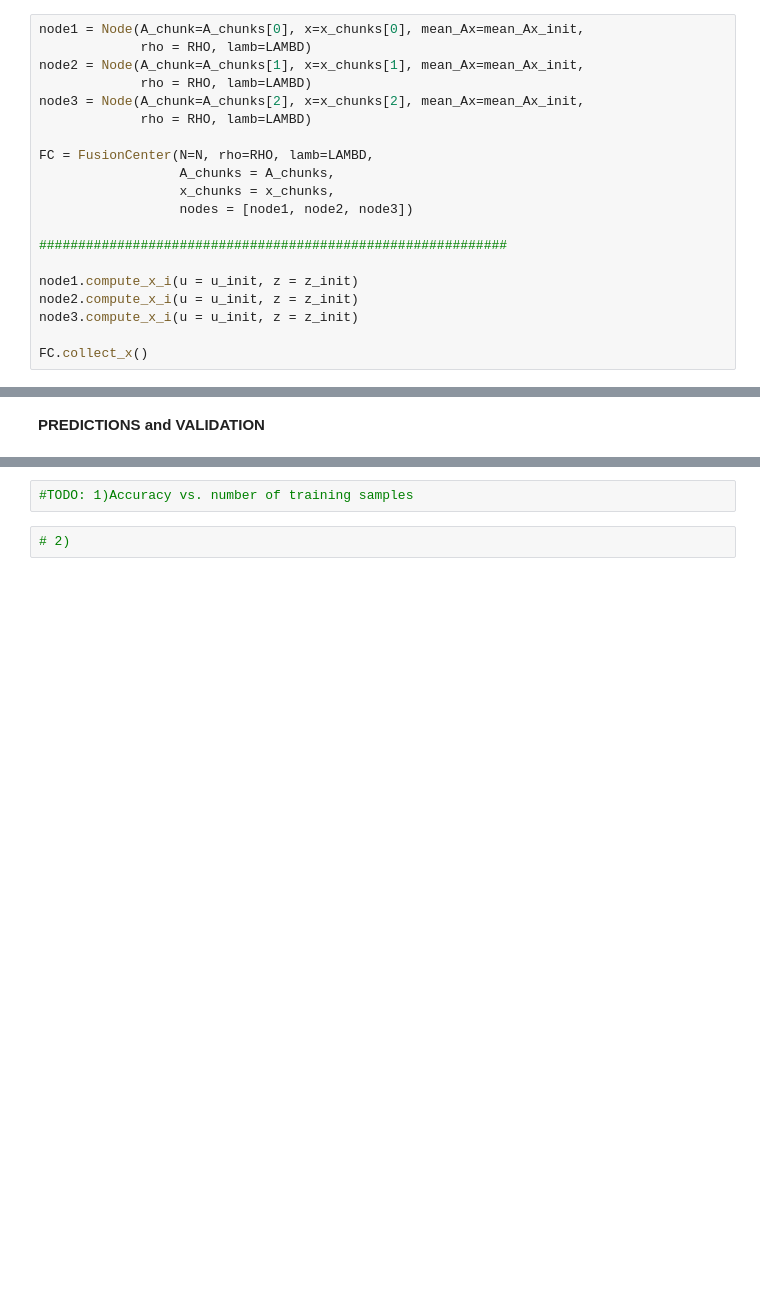
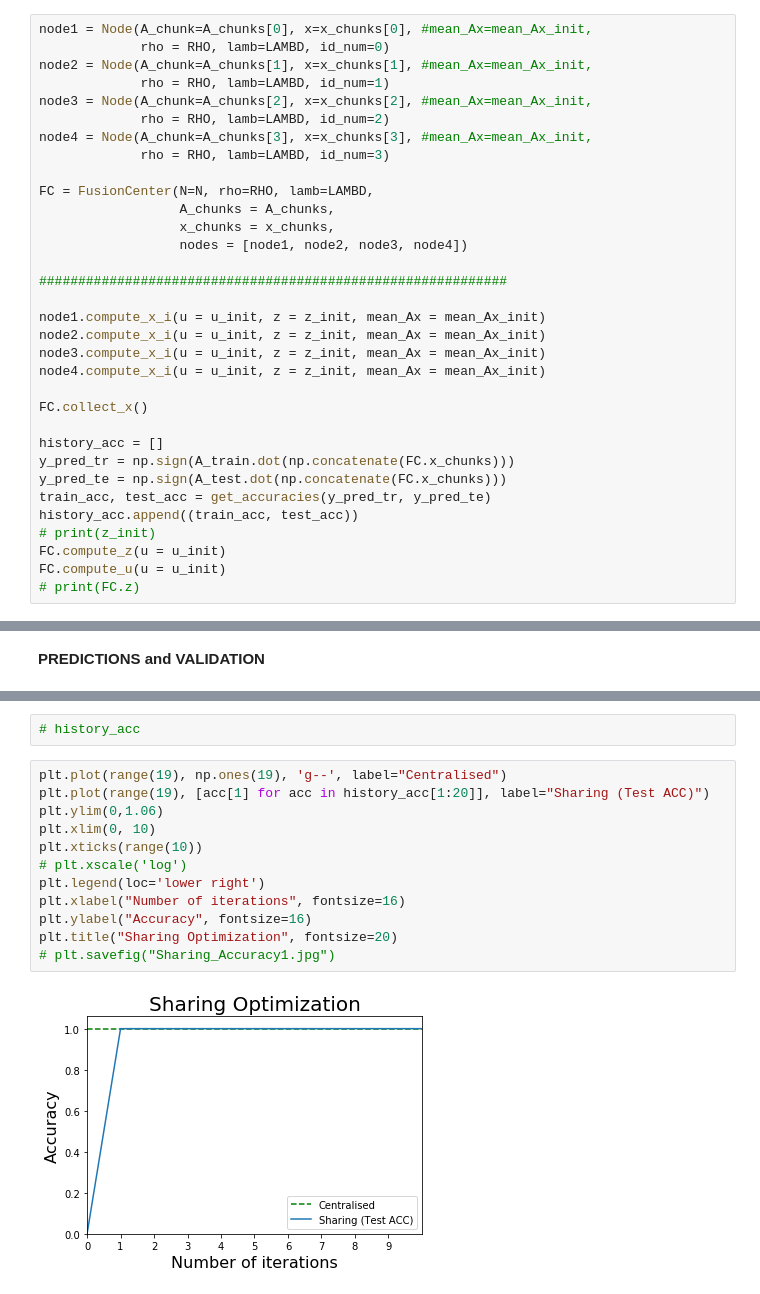
Before and after one commit to JoannaBroniarek/ParallelSVM, a Jupyter notebook: Sharing-Parallel-SVM.ipynb, the cells around one changed output, grey strips where cells are left out. Cells and saved outputs as stored; diff of their text form; blank space fills up the shorter version.

```diff
--- a/Sharing-Parallel-SVM.ipynb
+++ b/Sharing-Parallel-SVM.ipynb
@@ -202,20 +229,33 @@ N = len(A_chunks)
 # %%
-node1 = Node(A_chunk=A_chunks[0], x=x_chunks[0], mean_Ax=mean_Ax_init,
-             rho = RHO, lamb=LAMBD)
-node2 = Node(A_chunk=A_chunks[1], x=x_chunks[1], mean_Ax=mean_Ax_init,
-             rho = RHO, lamb=LAMBD)
-node3 = Node(A_chunk=A_chunks[2], x=x_chunks[2], mean_Ax=mean_Ax_init,
-             rho = RHO, lamb=LAMBD)
+node1 = Node(A_chunk=A_chunks[0], x=x_chunks[0], #mean_Ax=mean_Ax_init,
+             rho = RHO, lamb=LAMBD, id_num=0)
+node2 = Node(A_chunk=A_chunks[1], x=x_chunks[1], #mean_Ax=mean_Ax_init,
+             rho = RHO, lamb=LAMBD, id_num=1)
+node3 = Node(A_chunk=A_chunks[2], x=x_chunks[2], #mean_Ax=mean_Ax_init,
+             rho = RHO, lamb=LAMBD, id_num=2)
+node4 = Node(A_chunk=A_chunks[3], x=x_chunks[3], #mean_Ax=mean_Ax_init,
+             rho = RHO, lamb=LAMBD, id_num=3)
 
 FC = FusionCenter(N=N, rho=RHO, lamb=LAMBD,
                   A_chunks = A_chunks,
                   x_chunks = x_chunks,
-                  nodes = [node1, node2, node3])
+                  nodes = [node1, node2, node3, node4])
 
 ############################################################
 
-node1.compute_x_i(u = u_init, z = z_init)
-node2.compute_x_i(u = u_init, z = z_init)
-node3.compute_x_i(u = u_init, z = z_init)
+node1.compute_x_i(u = u_init, z = z_init, mean_Ax = mean_Ax_init)
+node2.compute_x_i(u = u_init, z = z_init, mean_Ax = mean_Ax_init)
+node3.compute_x_i(u = u_init, z = z_init, mean_Ax = mean_Ax_init)
+node4.compute_x_i(u = u_init, z = z_init, mean_Ax = mean_Ax_init)
 
 FC.collect_x()
+
+history_acc = []
+y_pred_tr = np.sign(A_train.dot(np.concatenate(FC.x_chunks)))
+y_pred_te = np.sign(A_test.dot(np.concatenate(FC.x_chunks)))
+train_acc, test_acc = get_accuracies(y_pred_tr, y_pred_te)
+history_acc.append((train_acc, test_acc))
+# print(z_init)
+FC.compute_z(u = u_init)
+FC.compute_u(u = u_init)
+# print(FC.z)
@@ -290,4 +348,16 @@ test_acc 0.85
-# %%
-#TODO: 1)Accuracy vs. number of training samples
 # %%
-# 2)
+# history_acc
+# %%
+plt.plot(range(19), np.ones(19), 'g--', label="Centralised")
+plt.plot(range(19), [acc[1] for acc in history_acc[1:20]], label="Sharing (Test ACC)")
+plt.ylim(0,1.06)
+plt.xlim(0, 10)
+plt.xticks(range(10))
+# plt.xscale('log')
+plt.legend(loc='lower right')
+plt.xlabel("Number of iterations", fontsize=16)
+plt.ylabel("Accuracy", fontsize=16)
+plt.title("Sharing Optimization", fontsize=20)
+# plt.savefig("Sharing_Accuracy1.jpg")
+# %% [output]
+[figure, added]
```
Also changed, not shown: parts of 54 cells of this notebook, 2 other files.
